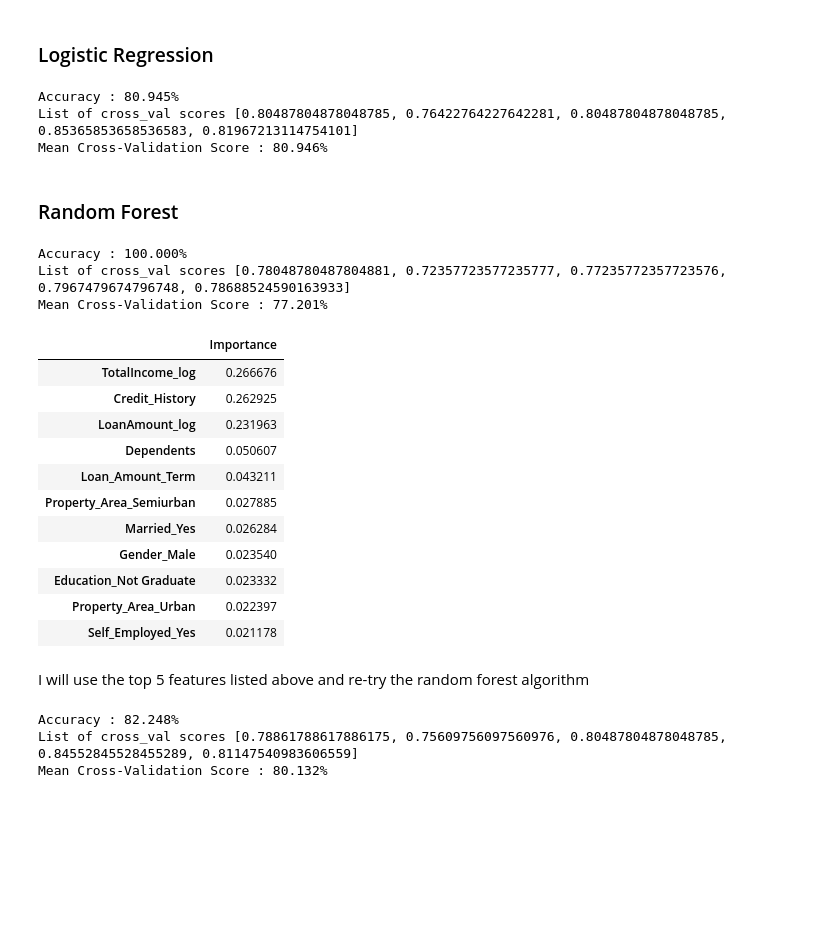
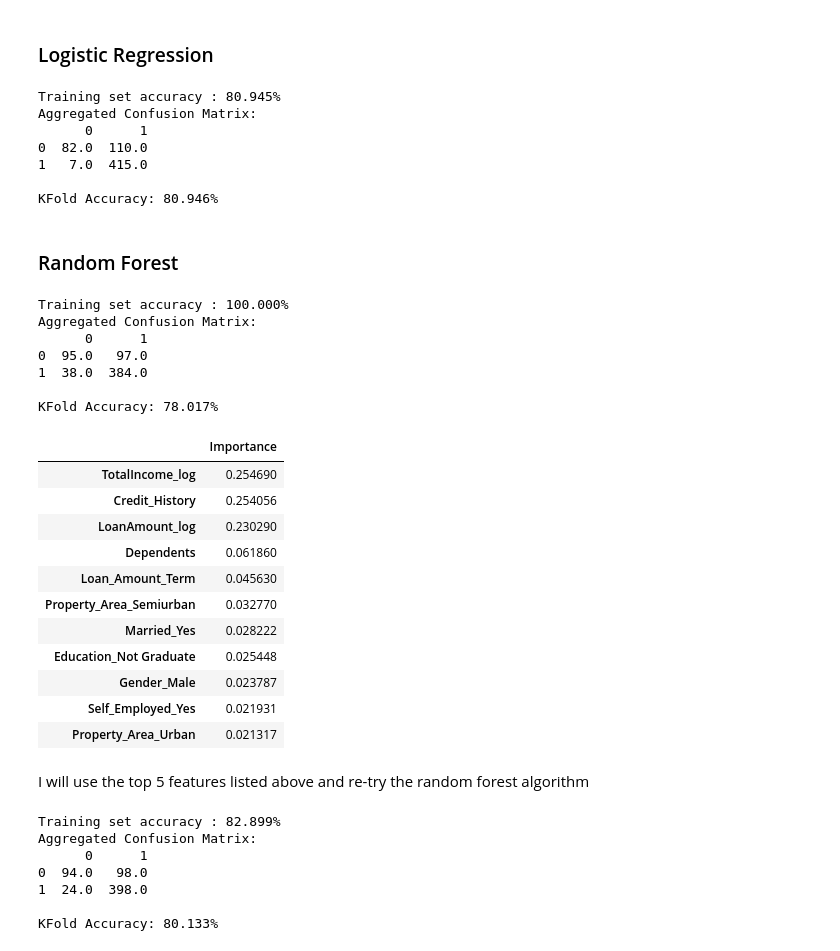
Before and after one commit to AdilZia/Loan-Prediction, a Jupyter notebook: LoanPrediction.ipynb, the cells around one changed output. Saved outputs shown, nothing was run; the diff lists cells and outputs as text; code cells hidden in the pictures; blank space fills up the shorter version.

```diff
--- a/LoanPrediction.ipynb
+++ b/LoanPrediction.ipynb
@@ -639,57 +670,70 @@ def classification_model(model, data, predictors, outcome):
 ### Logistic Regression
 # %%
 # Logistic Regression
-outcome_var = 'Loan_Status_Y'
 model = LogisticRegression()
-predictor_var = ['Credit_History']
+predictor_var = df2[['Credit_History']]
 
-classification_model(model, df2,predictor_var,outcome_var)
+classify_model(model,predictor_var,y)
 # %% [output]
-Accuracy : 80.945%
-List of cross_val scores [0.80487804878048785, 0.76422764227642281, 0.80487804878048785, 0.85365853658536583, 0.81967213114754101]
-Mean Cross-Validation Score : 80.946%
+Training set accuracy : 80.945%
+Aggregated Confusion Matrix:
+      0      1
+0  82.0  110.0
+1   7.0  415.0
+
+KFold Accuracy: 80.946%
 # %% [markdown]
 ### Random Forest
 # %%
 # Random Forest Algorithm
 
 # Model using all available features
-model = RandomForestClassifier(n_estimators=100)
+RF = RandomForestClassifier(n_estimators=100)
 predictor_var = ['Gender_Male', 'Married_Yes', 'Education_Not Graduate', 'Dependents',
                  'Self_Employed_Yes', 'Property_Area_Semiurban', 'Property_Area_Urban', 'Loan_Amount_Term', 'Credit_History',
                  'LoanAmount_log','TotalIncome_log']
 
-classification_model(model, df2,predictor_var,outcome_var)
+classify_model(RF,df2[predictor_var],y)
 # %% [output]
-Accuracy : 100.000%
-List of cross_val scores [0.78048780487804881, 0.72357723577235777, 0.77235772357723576, 0.7967479674796748, 0.78688524590163933]
-Mean Cross-Validation Score : 77.201%
+Training set accuracy : 100.000%
+Aggregated Confusion Matrix:
+      0      1
+0  95.0   97.0
+1  38.0  384.0
+
+KFold Accuracy: 78.017%
 # %%
 #DataFrame showing which features are most important:
-featimp = pd.DataFrame(model.feature_importances_,
+featimp = pd.DataFrame(RF.feature_importances_,
                        index=predictor_var,columns = ['Importance']).sort_values(['Importance'],ascending = False)
 
 featimp
 # %% [output]
 |  | Importance |
-| TotalIncome_log | 0.266676 |
-| Credit_History | 0.262925 |
-| LoanAmount_log | 0.231963 |
-| Dependents | 0.050607 |
-| Loan_Amount_Term | 0.043211 |
-| Property_Area_Semiurban | 0.027885 |
-| Married_Yes | 0.026284 |
-| Gender_Male | 0.023540 |
-| Education_Not Graduate | 0.023332 |
-| Property_Area_Urban | 0.022397 |
-| Self_Employed_Yes | 0.021178 |
+| TotalIncome_log | 0.254690 |
+| Credit_History | 0.254056 |
+| LoanAmount_log | 0.230290 |
+| Dependents | 0.061860 |
+| Loan_Amount_Term | 0.045630 |
+| Property_Area_Semiurban | 0.032770 |
+| Married_Yes | 0.028222 |
+| Education_Not Graduate | 0.025448 |
+| Gender_Male | 0.023787 |
+| Self_Employed_Yes | 0.021931 |
+| Property_Area_Urban | 0.021317 |
 # %% [markdown]
 I will use the top 5 features listed above and re-try the random forest algorithm
 # %%
-model = RandomForestClassifier(n_estimators=25, min_samples_split=25, max_depth=7, max_features=1)
-predictor_var = ['TotalIncome_log','LoanAmount_log','Credit_History','Dependents','Property_Area_Semiurban','Loan_Amount_Term']
-classification_model(model,df2,predictor_var,outcome_var)
+RF2 = RandomForestClassifier(n_estimators=50, min_samples_split=25, max_depth=10, max_features=3)
+predictor_var = ['TotalIncome_log','LoanAmount_log','Credit_History']
+classify_model(RF2,df2[predictor_var],y)
+#'Dependents'
+#'Property_Area_Semiurban'
 # %% [output]
-Accuracy : 82.248%
-List of cross_val scores [0.78861788617886175, 0.75609756097560976, 0.80487804878048785, 0.84552845528455289, 0.81147540983606559]
-Mean Cross-Validation Score : 80.132%
+Training set accuracy : 82.899%
+Aggregated Confusion Matrix:
+      0      1
+0  94.0   98.0
+1  24.0  398.0
+
+KFold Accuracy: 80.133%
```
Also changed, not shown: parts of 17 cells of this notebook, 1 other file.
